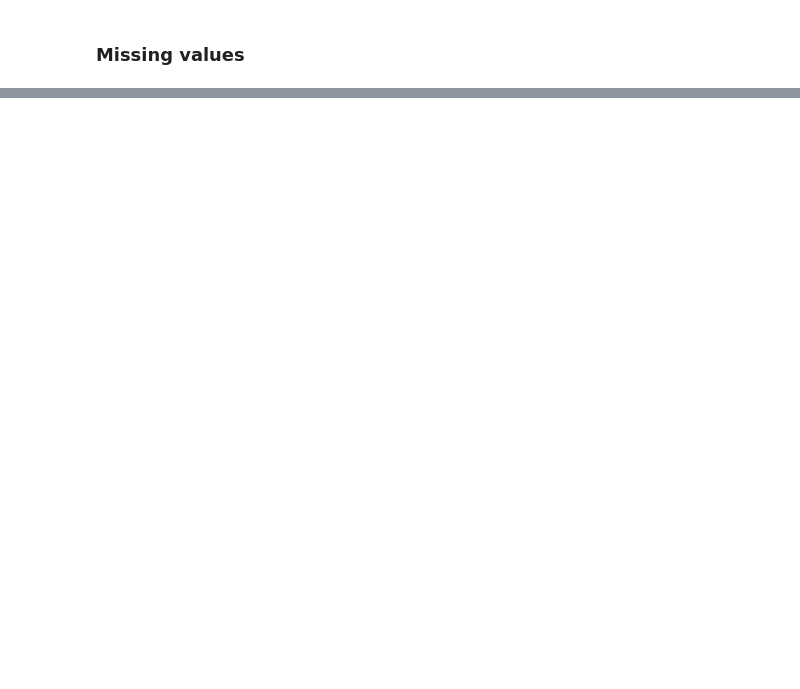
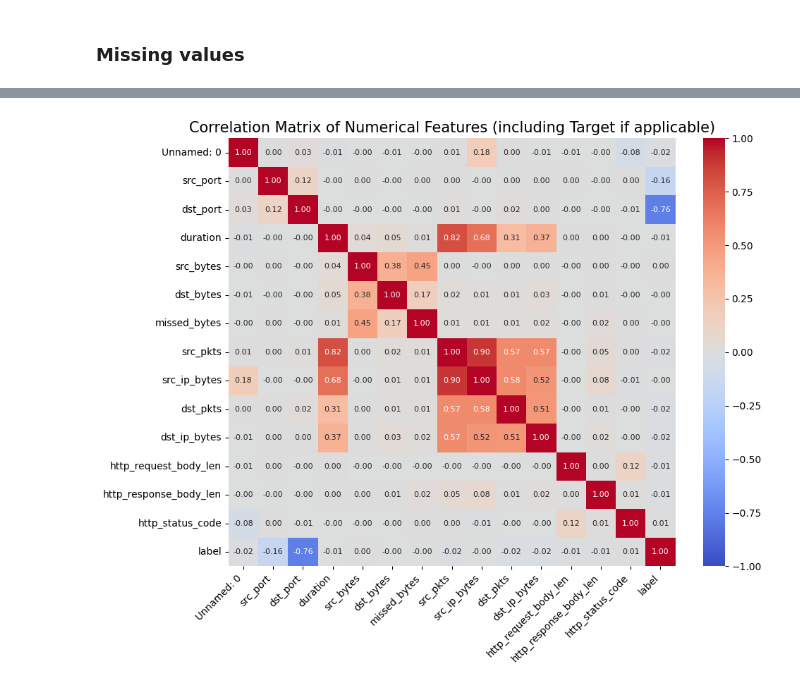
Before and after one commit to mat-riboni/neural-tabular-intrusion-detection-system, a Jupyter notebook: notebooks/ToN_http/exploratory_data_analisys.ipynb, the cells around one changed output, grey strips where cells are left out. Saved outputs shown, nothing was run; the diff lists cells and outputs as text; code cells hidden in the pictures; blank space fills up the shorter version.

```diff
--- a/notebooks/ToN_http/exploratory_data_analisys.ipynb
+++ b/notebooks/ToN_http/exploratory_data_analisys.ipynb
@@ -72,0 +102,13 @@ dtype: int64
+# %%
+numerical_features = df.select_dtypes(include=np.number).columns.to_list()
+correlation_matrix = df[numerical_features].corr() #Pearson by default
+
+plt.figure(figsize=(max(10, len(numerical_features)*0.5), max(8, len(numerical_features)*0.4)))
+sbn.heatmap(correlation_matrix, annot=True, cmap='coolwarm', fmt=".2f", annot_kws={"size": 8}, vmin=-1, vmax=1)
+plt.title('Correlation Matrix of Numerical Features (including Target if applicable)', fontsize=15)
+plt.xticks(rotation=45, ha='right')
+plt.yticks(rotation=0)
+plt.tight_layout()
+plt.show()
+# %% [output]
+[figure, added]
```
Also changed, not shown: parts of 5 cells of this notebook.
